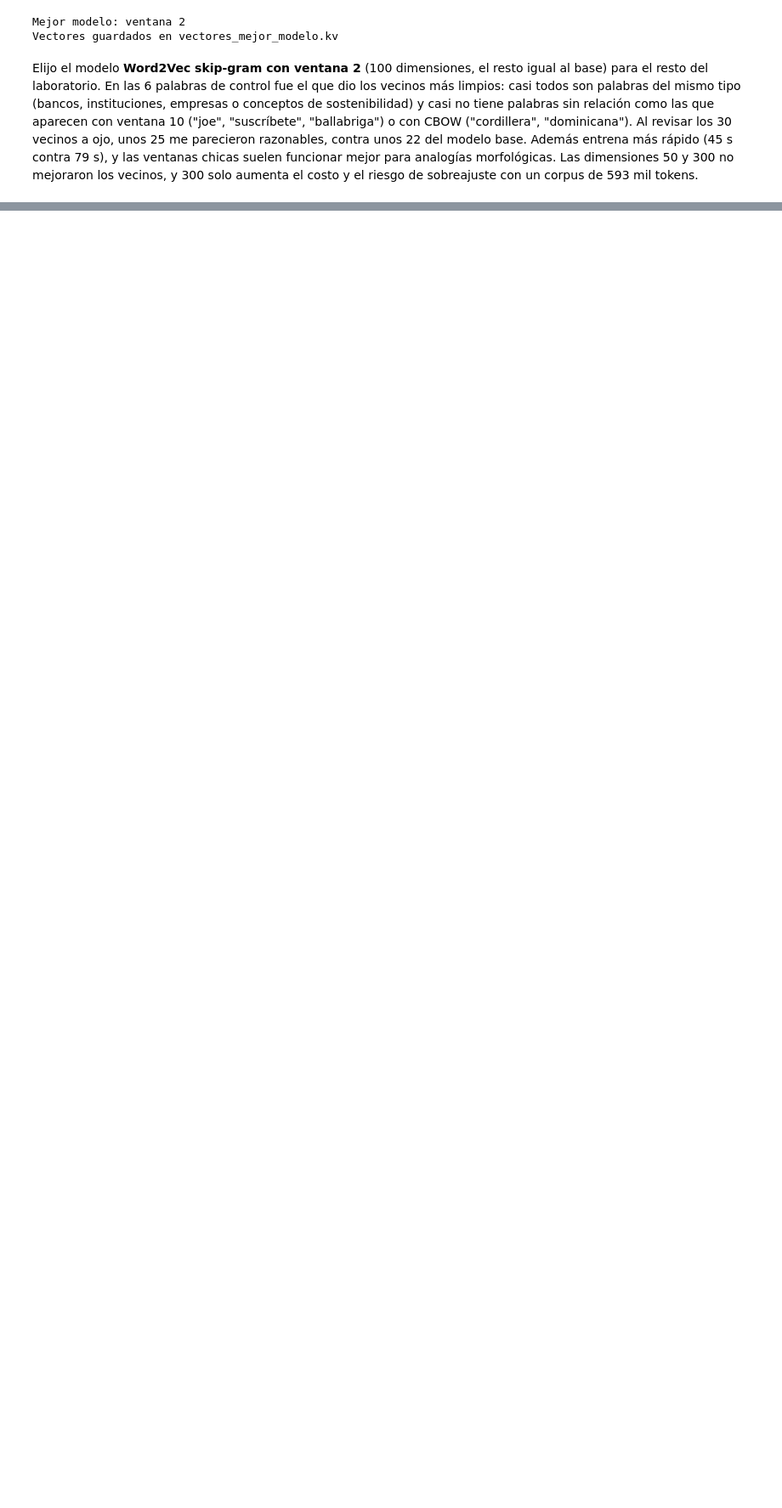
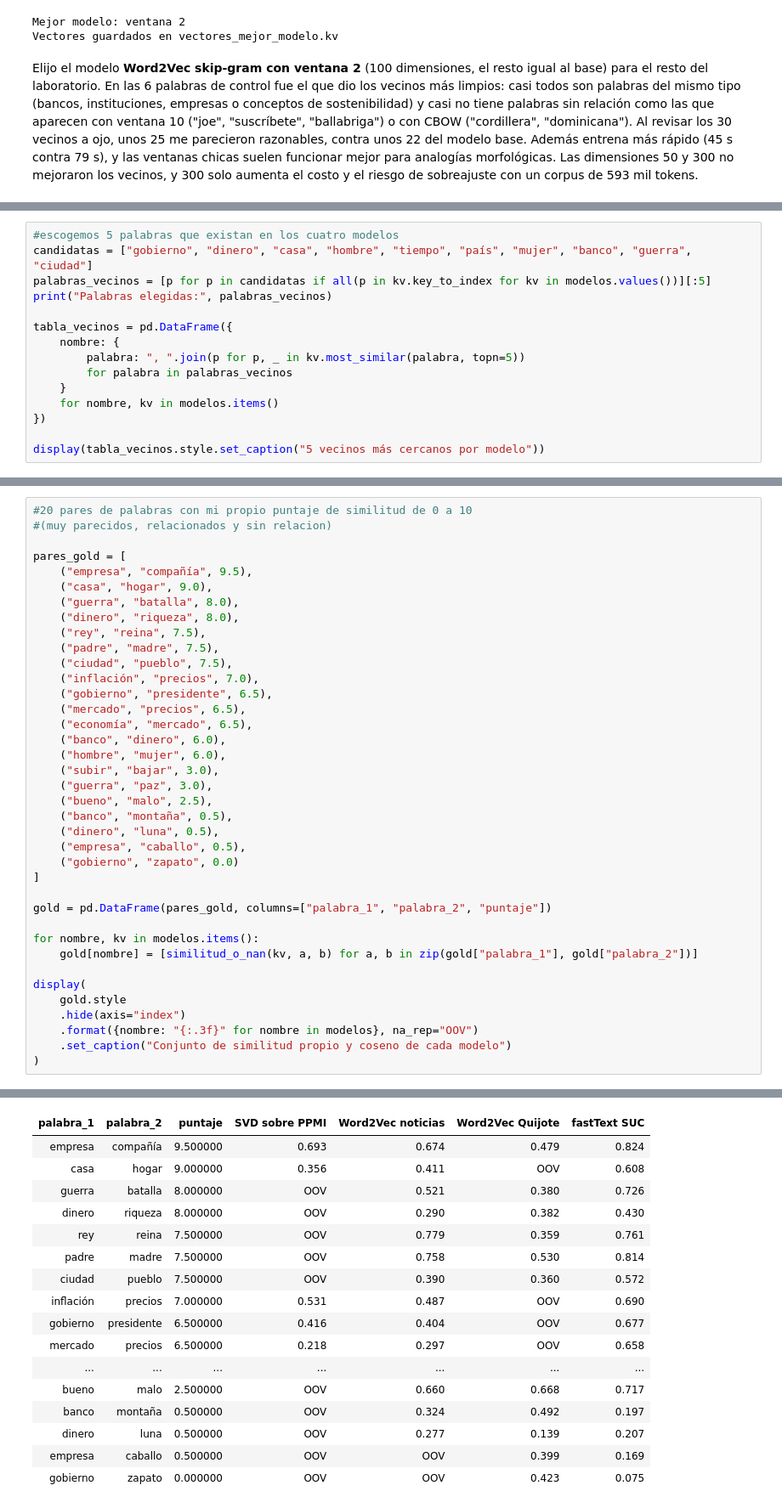
Before and after one commit to JuanDi37/NLP-laboratorio-9, a Jupyter notebook: Laboratorio9.ipynb, the cells around one changed output, grey strips where cells are left out. Shown at 85% size. Drawn from its saved outputs; the diff is of its cells as text; blank space fills up the shorter version.

```diff
--- a/Laboratorio9.ipynb
+++ b/Laboratorio9.ipynb
@@ -998,0 +1066,15 @@ Elijo el modelo **Word2Vec skip-gram con ventana 2** (100 dimensiones, el resto
+# %%
+#escogemos 5 palabras que existan en los cuatro modelos
+candidatas = ["gobierno", "dinero", "casa", "hombre", "tiempo", "país", "mujer", "banco", "guerra", "ciudad"]
+palabras_vecinos = [p for p in candidatas if all(p in kv.key_to_index for kv in modelos.values())][:5]
+print("Palabras elegidas:", palabras_vecinos)
+
+tabla_vecinos = pd.DataFrame({
+    nombre: {
+        palabra: ", ".join(p for p, _ in kv.most_similar(palabra, topn=5))
+        for palabra in palabras_vecinos
+    }
+    for nombre, kv in modelos.items()
+})
+
+display(tabla_vecinos.style.set_caption("5 vecinos más cercanos por modelo"))
@@ -998,0 +1147,39 @@ Elijo el modelo **Word2Vec skip-gram con ventana 2** (100 dimensiones, el resto
+# %%
+#20 pares de palabras con mi propio puntaje de similitud de 0 a 10
+#(muy parecidos, relacionados y sin relacion)
+
+pares_gold = [
+    ("empresa", "compañía", 9.5),
+    ("casa", "hogar", 9.0),
+    ("guerra", "batalla", 8.0),
+    ("dinero", "riqueza", 8.0),
+    ("rey", "reina", 7.5),
+    ("padre", "madre", 7.5),
+    ("ciudad", "pueblo", 7.5),
+    ("inflación", "precios", 7.0),
+    ("gobierno", "presidente", 6.5),
+    ("mercado", "precios", 6.5),
+    ("economía", "mercado", 6.5),
+    ("banco", "dinero", 6.0),
+    ("hombre", "mujer", 6.0),
+    ("subir", "bajar", 3.0),
+    ("guerra", "paz", 3.0),
+    ("bueno", "malo", 2.5),
+    ("banco", "montaña", 0.5),
+    ("dinero", "luna", 0.5),
+    ("empresa", "caballo", 0.5),
+    ("gobierno", "zapato", 0.0)
+]
+
+gold = pd.DataFrame(pares_gold, columns=["palabra_1", "palabra_2", "puntaje"])
+
+for nombre, kv in modelos.items():
+    gold[nombre] = [similitud_o_nan(kv, a, b) for a, b in zip(gold["palabra_1"], gold["palabra_2"])]
+
+display(
+    gold.style
+    .hide(axis="index")
+    .format({nombre: "{:.3f}" for nombre in modelos}, na_rep="OOV")
+    .set_caption("Conjunto de similitud propio y coseno de cada modelo")
+)
+# %% [output]
@@ -998,0 +1187,17 @@ Elijo el modelo **Word2Vec skip-gram con ventana 2** (100 dimensiones, el resto
+| palabra_1 | palabra_2 | puntaje | SVD sobre PPMI | Word2Vec noticias | Word2Vec Quijote | fastText SUC |
+| empresa | compañía | 9.500000 | 0.693 | 0.674 | 0.479 | 0.824 |
+| casa | hogar | 9.000000 | 0.356 | 0.411 | OOV | 0.608 |
+| guerra | batalla | 8.000000 | OOV | 0.521 | 0.380 | 0.726 |
+| dinero | riqueza | 8.000000 | OOV | 0.290 | 0.382 | 0.430 |
+| rey | reina | 7.500000 | OOV | 0.779 | 0.359 | 0.761 |
+| padre | madre | 7.500000 | OOV | 0.758 | 0.530 | 0.814 |
+| ciudad | pueblo | 7.500000 | OOV | 0.390 | 0.360 | 0.572 |
+| inflación | precios | 7.000000 | 0.531 | 0.487 | OOV | 0.690 |
+| gobierno | presidente | 6.500000 | 0.416 | 0.404 | OOV | 0.677 |
+| mercado | precios | 6.500000 | 0.218 | 0.297 | OOV | 0.658 |
+| ... | ... | ... | ... | ... | ... | ... |
+| bueno | malo | 2.500000 | OOV | 0.660 | 0.668 | 0.717 |
+| banco | montaña | 0.500000 | OOV | 0.324 | 0.492 | 0.197 |
+| dinero | luna | 0.500000 | OOV | 0.277 | 0.139 | 0.207 |
+| empresa | caballo | 0.500000 | OOV | OOV | 0.399 | 0.169 |
+| gobierno | zapato | 0.000000 | OOV | OOV | 0.423 | 0.075 |
```
Also changed, not shown: parts of 28 cells of this notebook, 2 other files.
